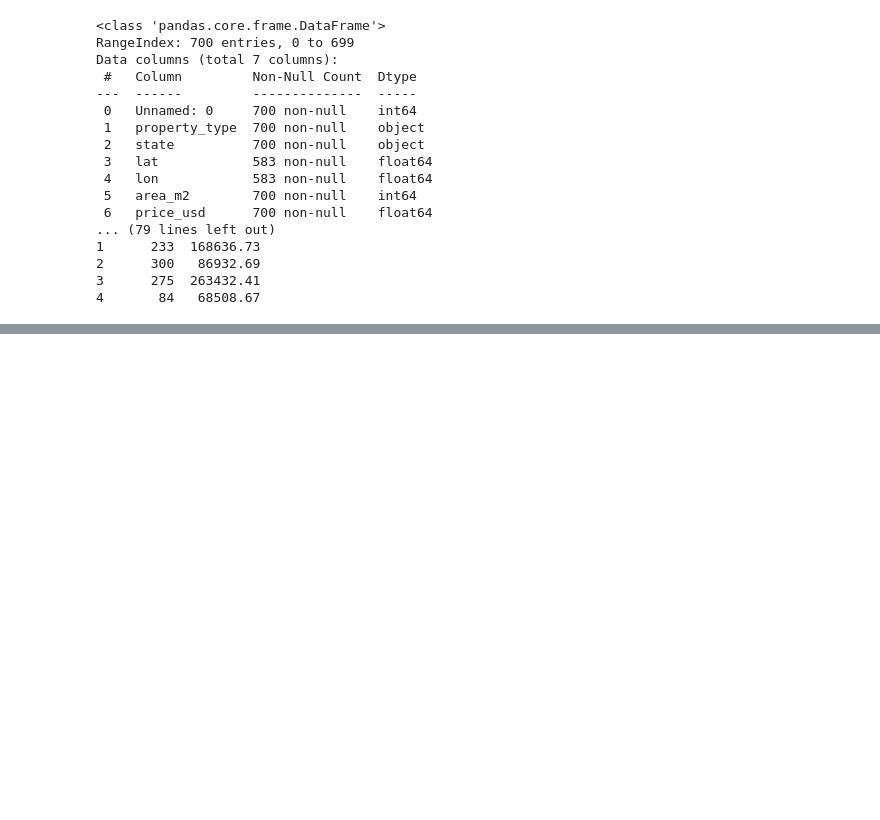
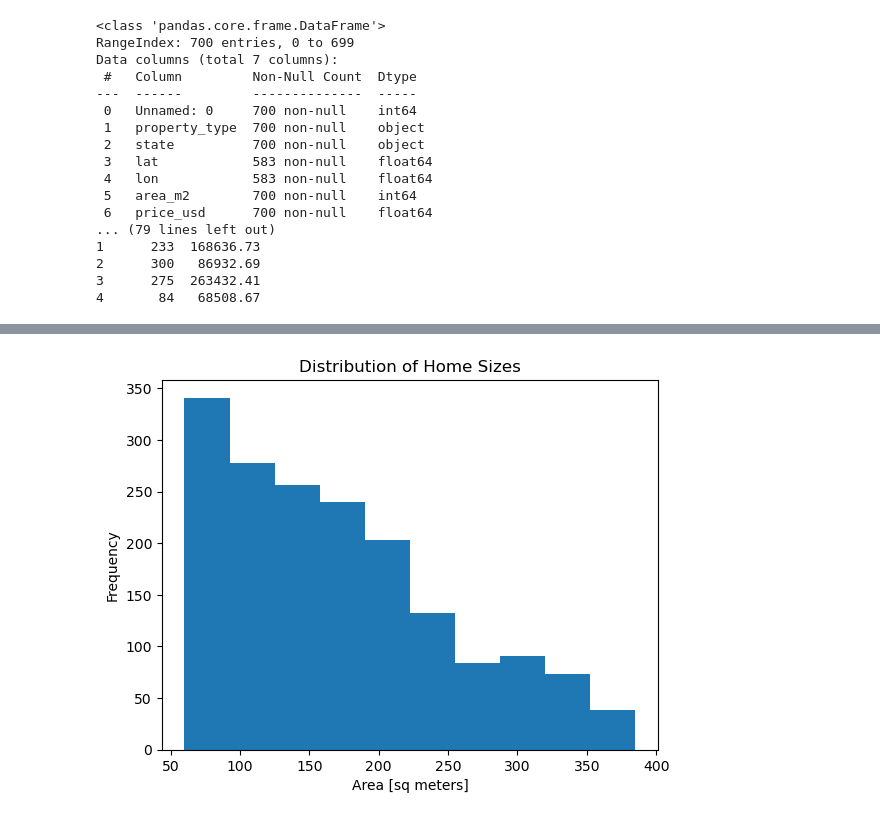
Before and after one commit to erissatallan/House-Prices-in-Mexico, a Jupyter notebook: main.ipynb, the cells around one changed output, grey strips where cells are left out. Drawn from its saved outputs; the diff is of its cells as text; code cells hidden in the pictures; blank space fills up the shorter version.

Commit message:
Performed exploratory data analysis
Aggregation of the the categorical data,  visualization of the location data, and
 summaries of the numerical data.

```diff
--- a/main.ipynb
+++ b/main.ipynb
@@ -39,0 +37,19 @@ for df in dfs:
+# %%
+# DATA CLEANING
+
+for df in dfs:
+    df.dropna(inplace=True)
+
+# Houses prices in df2 are quoted in pesos and not dollars. For consistency, we divide by the exchange rate
+# ($1 = 19 pesos) during the period from which this data is from
+df2['price_usd'] = (df2['price_mxn'] / 19).round(2)
+df2.drop(columns=['price_mxn'], inplace=True)
+
+# df3 has the feature 'place_with_parent_names' that combines multiple data items about the address of the house
+# secondly, it has combined the latitude and longitude data into one feature. For consistency, we replace this
+# columns with columns to match those in df1 and df2
+df3['state'] = df3['place_with_parent_names'].str.split('|', expand=True)[2]
+df3[['lat', 'lon']] = df3['lat-lon'].str.split(',', expand=True)
+df3.drop(columns=['lat-lon', 'place_with_parent_names'], inplace=True)
+
+df3.head()
@@ -39,0 +63,3 @@ for df in dfs:
+# %%
+df = pd.concat([df1, df2, df3])
+df.shape
@@ -39,0 +142,9 @@ for df in dfs:
+# %%
+# histogram of "area_m2"
+
+plt.hist(df['area_m2'])
+plt.xlabel("Area [sq meters]")
+plt.ylabel("Frequency")
+plt.title("Distribution of Home Sizes");
+# %% [output]
+[figure, added]
```
Also changed, not shown: parts of 19 cells of this notebook, 1 other file.
